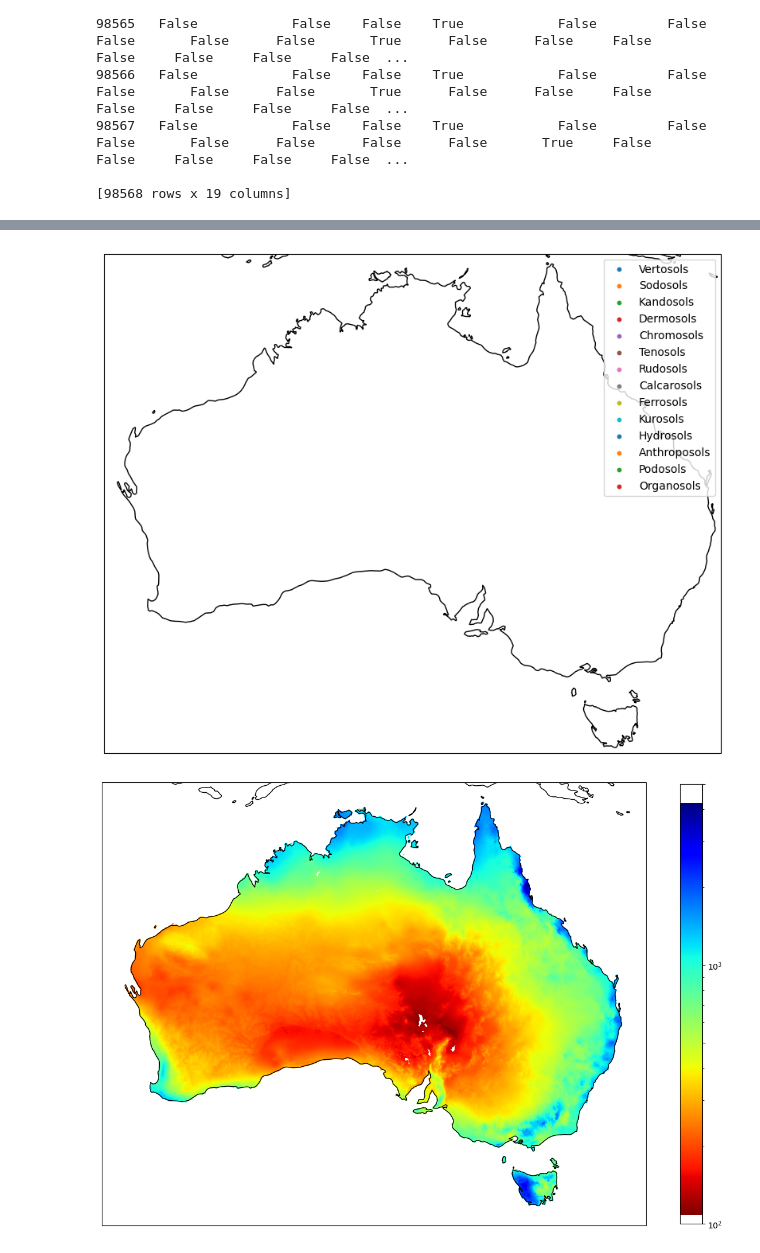
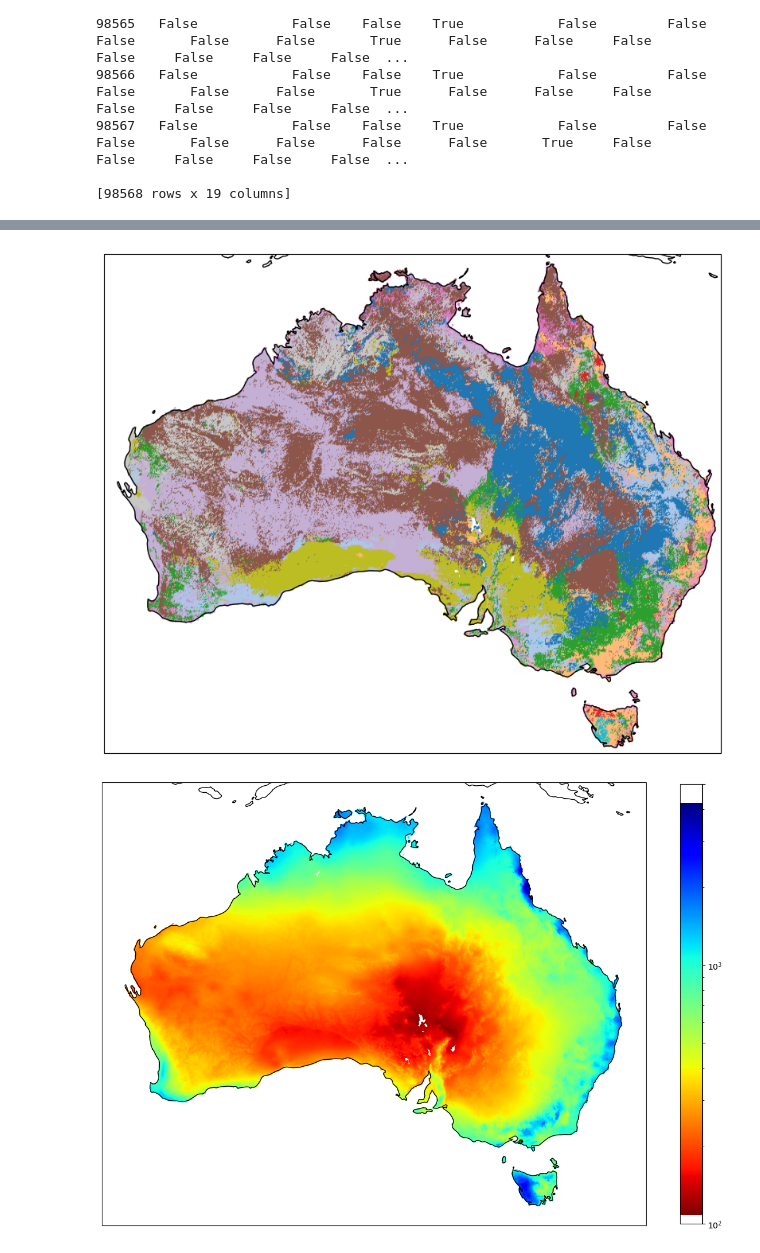
Before and after one commit to Matei-Stoica-Uni/Capstone-Case-Study---Australia, a Jupyter notebook: AUS_gw_recharge_capstonecasestudy.ipynb, the cells around one changed output, grey strips where cells are left out. Drawn from its saved outputs; the diff is of its cells as text; code cells hidden in the pictures.

```diff
--- a/AUS_gw_recharge_capstonecasestudy.ipynb
+++ b/AUS_gw_recharge_capstonecasestudy.ipynb
@@ -265,24 +218,16 @@ pd.set_option('display.expand_frame_repr', True)
 # %%
 plt.figure(figsize=(10, 10))
 ax = plt.axes(projection=ccrs.PlateCarree())
 ax.coastlines()
-#ax.add_feature(cfeature.LAND)
-#ax.add_feature(cfeature.BORDERS)
-#ax.add_feature(cfeature.COASTLINE)
-Soil_types = boredata_str['Soil_class'].unique()
-##ax.scatter(set_of_test_points_lon, set_of_test_points_lat,s=1, norm=colors.LogNorm(), c=set_of_test_points_recharge_rate, cmap='viridis')
-for i in range(len(Soil_types)):
-    griddata_by_soil_type = griddata[griddata['Soil_class']==Soil_types[i]]
-    ax.scatter(griddata_by_soil_type['Longitude'],griddata_by_soil_type['Latitude'], s=0.1,label=f'{Soil_types[i]}')
-ax.legend(markerscale=10)
+
+ax.scatter(griddata['Longitude'], griddata['Latitude'],s=1, c=griddata['Soil_class'],cmap='tab20')
 
 ax.set_xlim(112,154)
 ax.set_ylim(-44,-10)
-#plt.colorbar(cax, shrink=0.65)
-#plt.title('nearest point interpolation')
+
 plt.show()
 # %% [output]
-[figure, old version]
+[figure, new version]
 # %%
 plt.figure(figsize=(15, 15))
 ax = plt.axes(projection=ccrs.PlateCarree())
```
Also changed, not shown: parts of 21 cells of this notebook.
